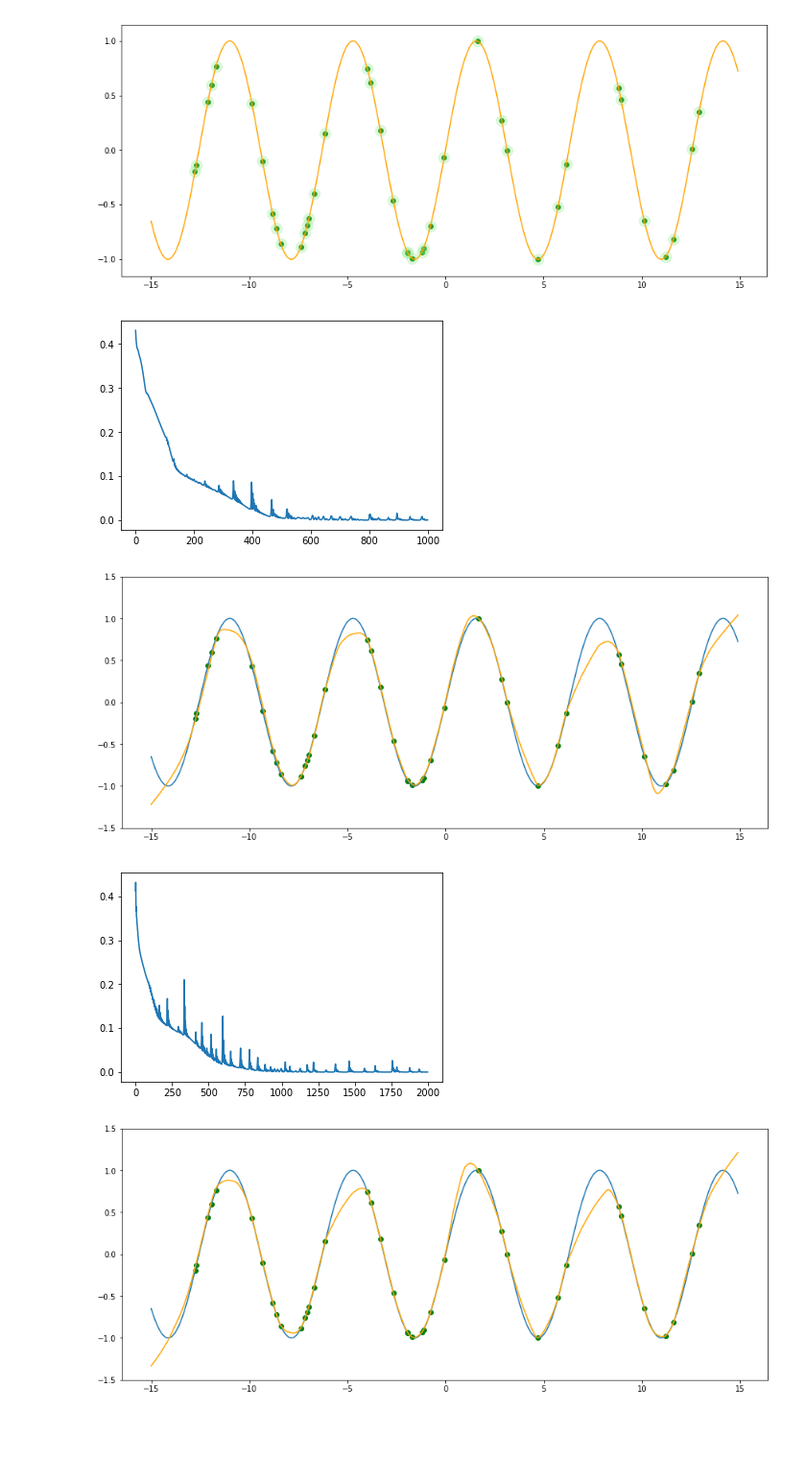
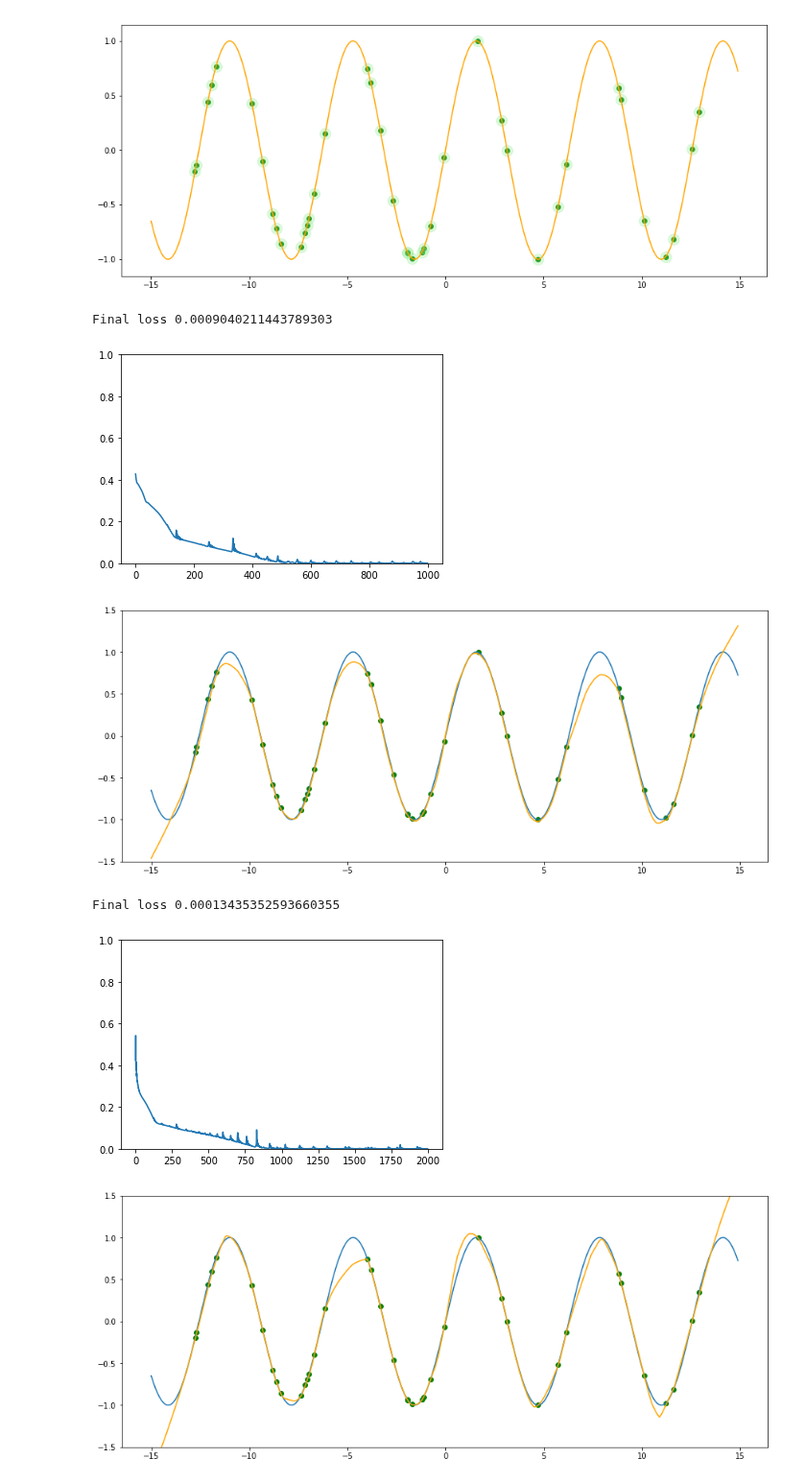
Before and after one commit to QuentinDuval/PythonExperiments, a Jupyter notebook: ml/6_ann_techniques.ipynb, the cells around one changed output. Shown at 96% size. Drawn from its saved outputs; the diff is of its cells as text; code cells hidden in the pictures; blank space fills up the shorter version.

```diff
--- a/ml/6_ann_techniques.ipynb
+++ b/ml/6_ann_techniques.ipynb
@@ -55,10 +55,10 @@ class VanillaFullyConnectedNN(nn.Module):
         return self.fc(xs)
 
 
-def train(model, train_xs, train_ys, epoch_nb: int):
+def train(model, train_xs, train_ys, epoch_nb: int, lr: float):
     model.train()
     criterion = nn.MSELoss()
-    optimizer = optim.Adam(model.parameters(), lr=2e-4)
+    optimizer = optim.Adam(model.parameters(), lr=lr)
     ds = data.TensorDataset(torch.FloatTensor(train_xs).unsqueeze(-1),
                             torch.FloatTensor(train_ys).unsqueeze(-1))
     loader = data.DataLoader(ds, batch_size=100, shuffle=True)
@@ -83,9 +83,11 @@ def predict(model, test_xs):
 
 
 model = VanillaFullyConnectedNN(hidden_levels=5, hidden_size=256)
-losses = train(model, train_xs, train_ys, epoch_nb=1000)
+losses = train(model, train_xs, train_ys, epoch_nb=1000, lr=2e-4)
 ys_pred = predict(model, test_xs)
+print('Final loss', losses[-1])
 plt.plot(losses)
+plt.ylim(0, 1.0)
 plt.show()
 
 plt.figure(figsize=(15,6))
@@ -95,43 +97,62 @@ plt.plot(test_xs, ys_pred, color='orange')
 plt.ylim(-1.5, 1.5)
 plt.show()
 # %% [output]
+Final loss 0.0009040211443789303
-[figure, old version]
+[figure, new version]
-[figure, old version]
+[figure, new version]
 # %%
+class ResBlock(nn.Module):
+    def __init__(self, l1: nn.Module, l2: nn.Module, shortcut: nn.Module):
+        super().__init__()
+        self.l1 = l1
+        self.l2 = l2
+        self.shortcut = shortcut
+        self.relu = nn.ReLU()
+
+    def forward(self, xs):
+        ys = self.l1(xs)
+        ys = self.relu(ys)
+        ys = self.l2(ys)
+        xs = self.shortcut(xs)
+        return self.relu(xs + ys)
+
+
 class ResidualNet(nn.Module):
     def __init__(self, hidden_levels: int, hidden_size: int):
         super().__init__()
         self.fc1 = nn.Linear(1, hidden_size)
-        self.layers = []
-        previous_size = 1
-        for i in range(hidden_levels):
-            self.layers.append(nn.Linear(hidden_size + previous_size, hidden_size))
-            self.add_module('hidden ' + str(i), self.layers[-1])
-            previous_size = hidden_size
-        self.fcN = nn.Linear(hidden_size + previous_size, 1)
+        self.l1 = ResBlock(nn.Linear(hidden_size, hidden_size),
+                           nn.Linear(hidden_size, hidden_size),
+                           nn.Linear(hidden_size, hidden_size))
+        self.l2 = ResBlock(nn.Linear(hidden_size, hidden_size),
+                           nn.Linear(hidden_size, hidden_size),
+                           nn.Linear(hidden_size, hidden_size))
+        self.fcN = nn.Linear(hidden_size, 1)
         self.relu = nn.ReLU()
 
     def forward(self, xs):
-        ys = self.relu(self.fc1(xs))
-        for l in self.layers:
-            # TODO - JOIN before or after the RELU?
-            xs, ys = ys, self.relu(l(torch.cat((xs, ys), dim=-1)))
-        return self.fcN(torch.cat((xs, ys), dim=-1))
+        xs = self.relu(self.fc1(xs))
+        xs = self.l1(xs)
+        xs = self.l2(xs)
+        return self.fcN(xs)
 
 
 model = ResidualNet(hidden_levels=5, hidden_size=256)
-losses = train(model, train_xs, train_ys, epoch_nb=2000)
+losses = train(model, train_xs, train_ys, epoch_nb=2000, lr=2e-4)
 ys_pred = predict(model, test_xs)
+print('Final loss', losses[-1])
 plt.plot(losses)
+plt.ylim(0, 1.0)
 plt.show()
 
 
 plt.figure(figsize=(15,6))
 plt.scatter(train_xs, train_ys, color='green')
 plt.plot(test_xs, test_ys)
 plt.plot(test_xs, ys_pred, color='orange')
 plt.ylim(-1.5, 1.5)
 plt.show()
 # %% [output]
+Final loss 0.00013435352593660355
-[figure, old version]
+[figure, new version]
-[figure, old version]
+[figure, new version]
```
Also changed, not shown: parts of 1 cell of this notebook.
